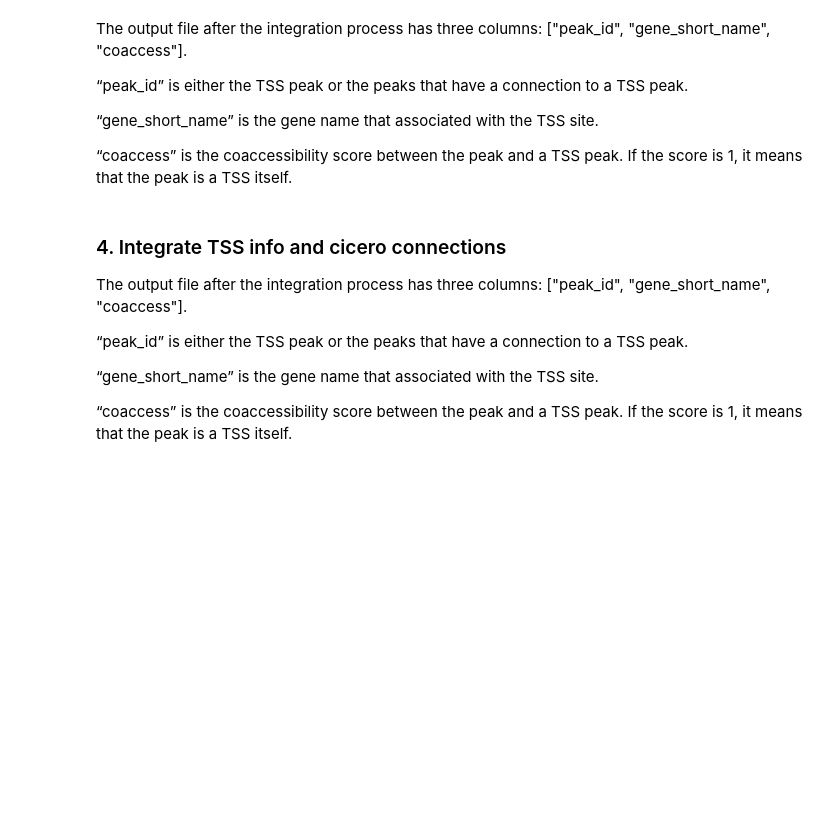
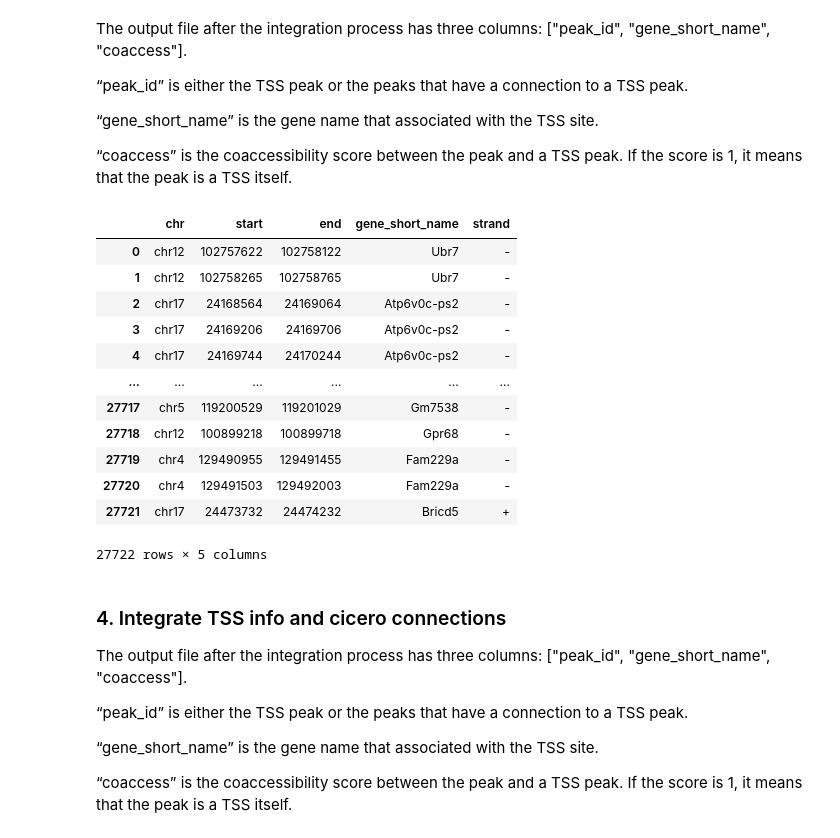
Before and after one commit to jmmuncie/Muncie-Vasic_bioRxiv_2024, a Jupyter notebook: CellOracle_GRN_Analyses/2-tss-annotation.ipynb, the cells around one changed output. Saved outputs shown, nothing was run; the diff lists cells and outputs as text; code cells hidden in the pictures; blank space fills up the shorter version.

```diff
--- a/CellOracle_GRN_Analyses/2-tss-annotation.ipynb
+++ b/CellOracle_GRN_Analyses/2-tss-annotation.ipynb
@@ -38,8 +47,8 @@ Here, I will use either the pan-cardiac cicero connections, or cluster-by-cluste
 
 Below, I load the peaks and cicero CSV files. You'll do this for each timepoint and both WT/KO conditions.
 # %%
-timepoint = "E9"
-wt_or_ko = "WT"
-peaks = pd.read_csv(f"./data/base_grn_outputs/{timepoint}/{wt_or_ko}_peaks.csv", index_col=0)
+timepoint = "E85"
+# wt_or_ko = "WT"
+peaks = pd.read_csv(f"./data/base_grn_outputs/{timepoint}/peaks.csv", index_col=0)
 peaks = peaks.x.values
 peaks
@@ -67,7 +116,21 @@ The output file after the integration process has three columns: ["peak_id", "ge
 
 “coaccess” is the coaccessibility score between the peak and a TSS peak. If the score is 1, it means that the peak is a TSS itself.
 # %%
-tss_annotated.tail()
+tss_annotated
+# %% [output]
+|  | chr | start | end | gene_short_name | strand |
+| 0 | chr12 | 102757622 | 102758122 | Ubr7 | - |
+| 1 | chr12 | 102758265 | 102758765 | Ubr7 | - |
+| 2 | chr17 | 24168564 | 24169064 | Atp6v0c-ps2 | - |
+| 3 | chr17 | 24169206 | 24169706 | Atp6v0c-ps2 | - |
+| 4 | chr17 | 24169744 | 24170244 | Atp6v0c-ps2 | - |
+| ... | ... | ... | ... | ... | ... |
+| 27717 | chr5 | 119200529 | 119201029 | Gm7538 | - |
+| 27718 | chr12 | 100899218 | 100899718 | Gpr68 | - |
+| 27719 | chr4 | 129490955 | 129491455 | Fam229a | - |
+| 27720 | chr4 | 129491503 | 129492003 | Fam229a | - |
+| 27721 | chr17 | 24473732 | 24474232 | Bricd5 | + |
+27722 rows × 5 columns
 # %% [markdown]
 ### 4. Integrate TSS info and cicero connections
 The output file after the integration process has three columns: ["peak_id", "gene_short_name", "coaccess"].
```
Also changed, not shown: parts of 9 cells of this notebook, 13 other files.
